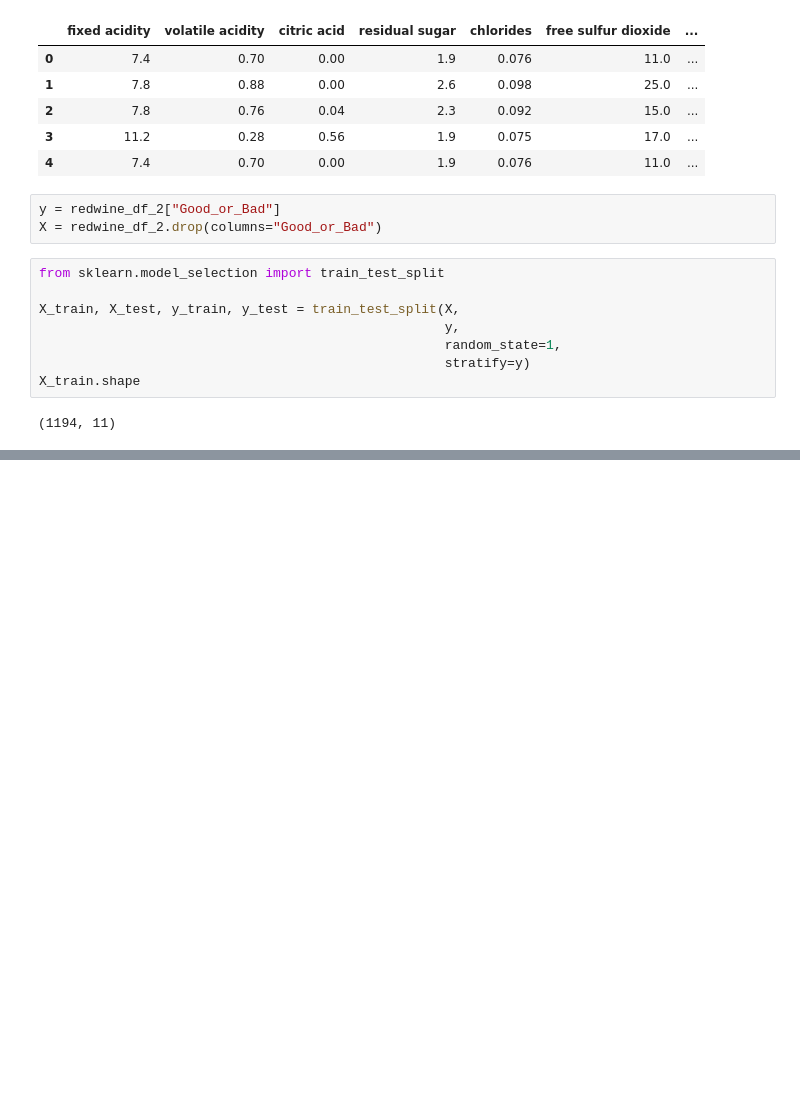
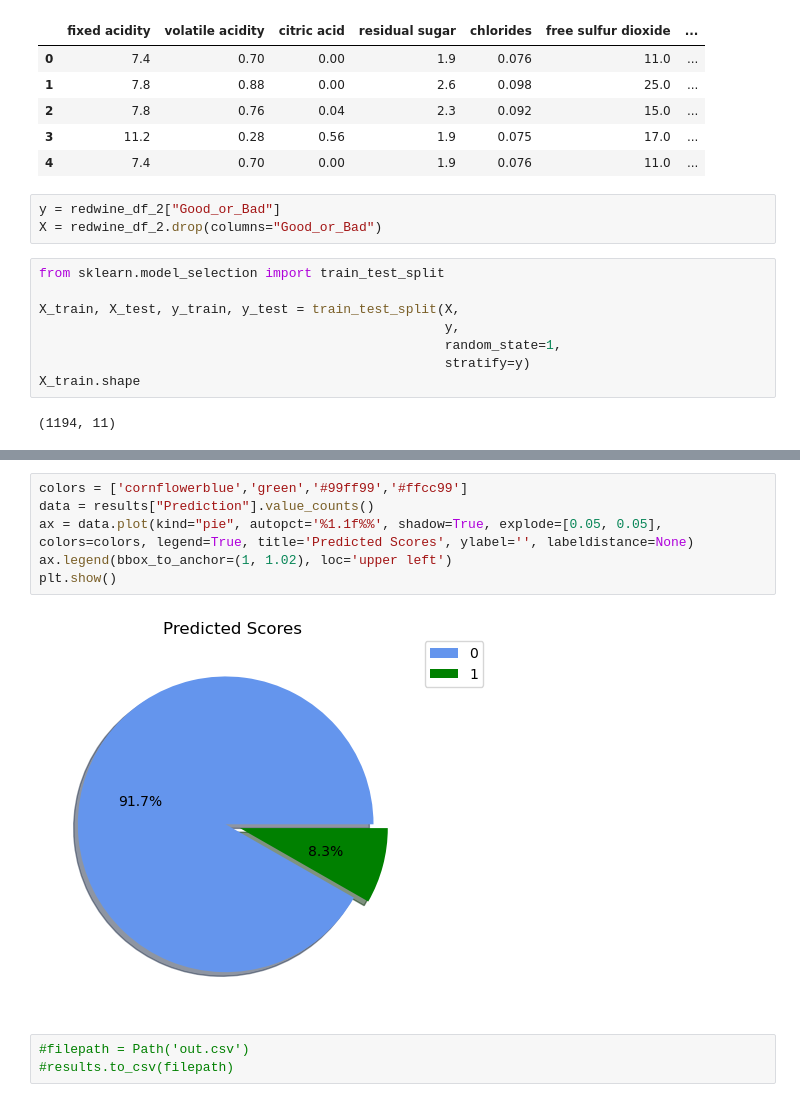
Before and after one commit to HannahCarnes/project-4, a Jupyter notebook: Red_Wine_quality_predicting.ipynb, the cells around one changed output, grey strips where cells are left out. Saved outputs shown, nothing was run; the diff lists cells and outputs as text; blank space fills up the shorter version.

```diff
--- a/Red_Wine_quality_predicting.ipynb
+++ b/Red_Wine_quality_predicting.ipynb
@@ -118,0 +156,11 @@ accuracy_score(y_test, predictions)
+# %%
+colors = ['cornflowerblue','green','#99ff99','#ffcc99']
+data = results["Prediction"].value_counts()
+ax = data.plot(kind="pie", autopct='%1.1f%%', shadow=True, explode=[0.05, 0.05], colors=colors, legend=True, title='Predicted Scores', ylabel='', labeldistance=None)
+ax.legend(bbox_to_anchor=(1, 1.02), loc='upper left')
+plt.show()
+# %% [output]
+[figure, added]
+# %%
+#filepath = Path('out.csv')
+#results.to_csv(filepath)
```
Also changed, not shown: parts of 10 cells of this notebook.
